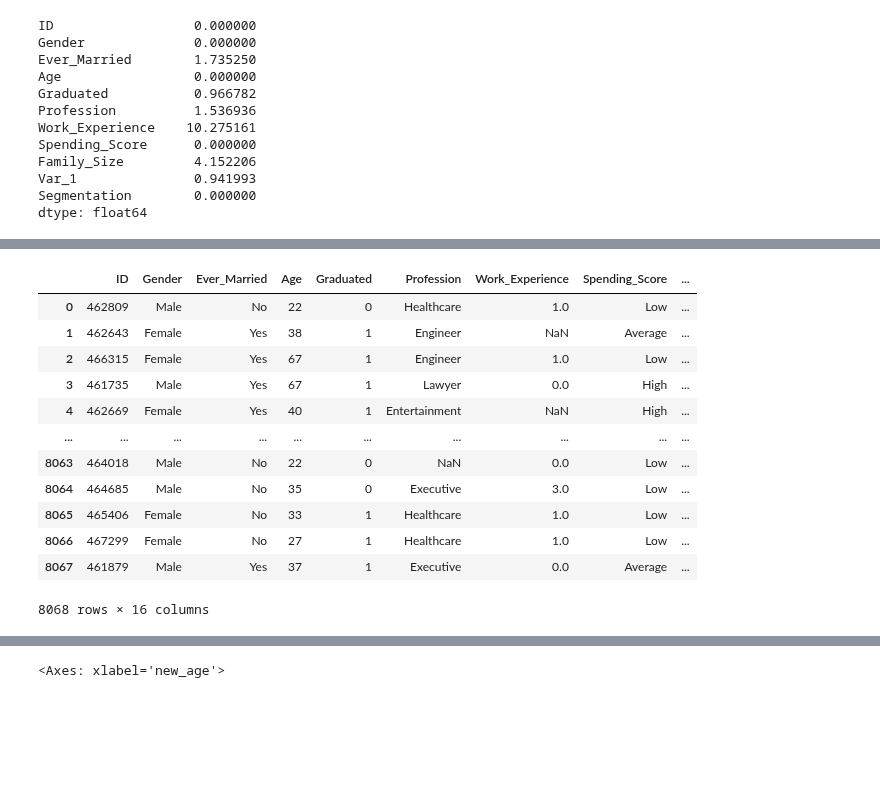
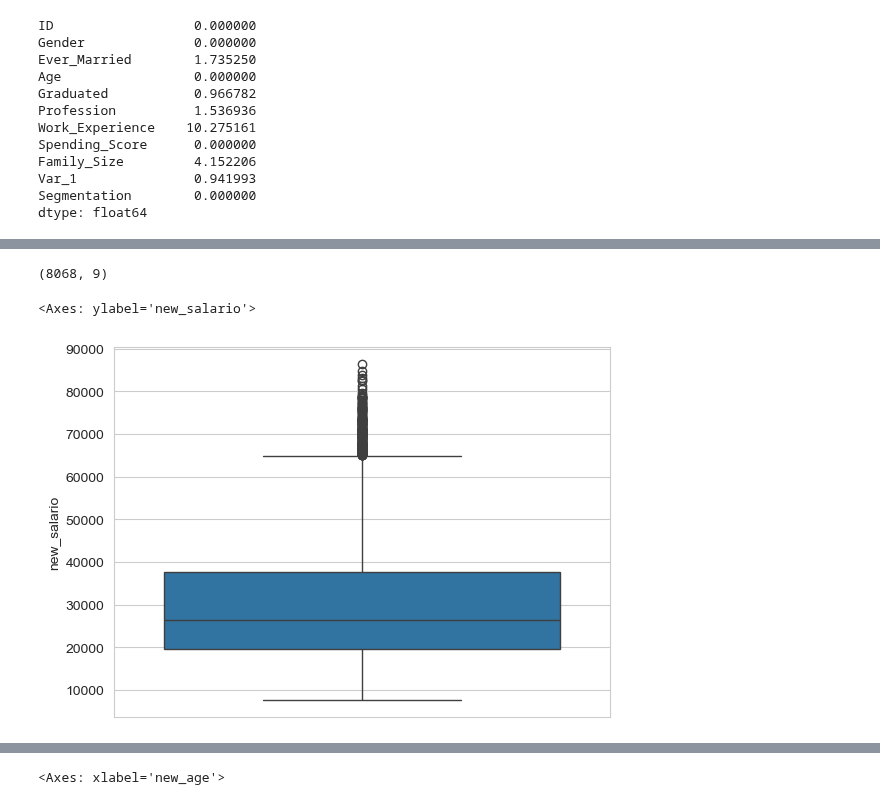
Before and after one commit to Martain24/TFM, a Jupyter notebook: primer_dataset/notebook_1.ipynb, the cells around one changed output, grey strips where cells are left out. Saved outputs shown, nothing was run; the diff lists cells and outputs as text; code cells hidden in the pictures; blank space fills up the shorter version.

```diff
--- a/primer_dataset/notebook_1.ipynb
+++ b/primer_dataset/notebook_1.ipynb
@@ -104,19 +104,3 @@ def new_new_anos_experiencia(row):
         elif 45<age:
             return np.random.choice(posibles_categorias, p=[0.05, 0.2, 0.25, 0.5])
 df_train["new_new_work_experience"] = df_train[["new_age", "Graduated"]].apply(new_new_anos_experiencia, axis=1)
-# %%
-df_train
-# %% [output]
-|  | ID | Gender | Ever_Married | Age | Graduated | Profession | Work_Experience | Spending_Score | ... |
-| 0 | 462809 | Male | No | 22 | 0 | Healthcare | 1.0 | Low | ... |
-| 1 | 462643 | Female | Yes | 38 | 1 | Engineer | NaN | Average | ... |
-| 2 | 466315 | Female | Yes | 67 | 1 | Engineer | 1.0 | Low | ... |
-| 3 | 461735 | Male | Yes | 67 | 1 | Lawyer | 0.0 | High | ... |
-| 4 | 462669 | Female | Yes | 40 | 1 | Entertainment | NaN | High | ... |
-| ... | ... | ... | ... | ... | ... | ... | ... | ... | ... |
-| 8063 | 464018 | Male | No | 22 | 0 | NaN | 0.0 | Low | ... |
-| 8064 | 464685 | Male | No | 35 | 0 | Executive | 3.0 | Low | ... |
-| 8065 | 465406 | Female | No | 33 | 1 | Healthcare | 1.0 | Low | ... |
-| 8066 | 467299 | Female | No | 27 | 1 | Healthcare | 1.0 | Low | ... |
-| 8067 | 461879 | Male | Yes | 37 | 1 | Executive | 0.0 | Average | ... |
-8068 rows × 16 columns
@@ -122,0 +109,9 @@ df_train
+# %%
+df_real.shape
+# %% [output]
+(8068, 9)
+# %%
+sns.boxplot(df_real["new_salario"])
+# %% [output]
+<Axes: ylabel='new_salario'>
+[figure, added]
```
Also changed, not shown: parts of 9 cells of this notebook, 1 other file.
